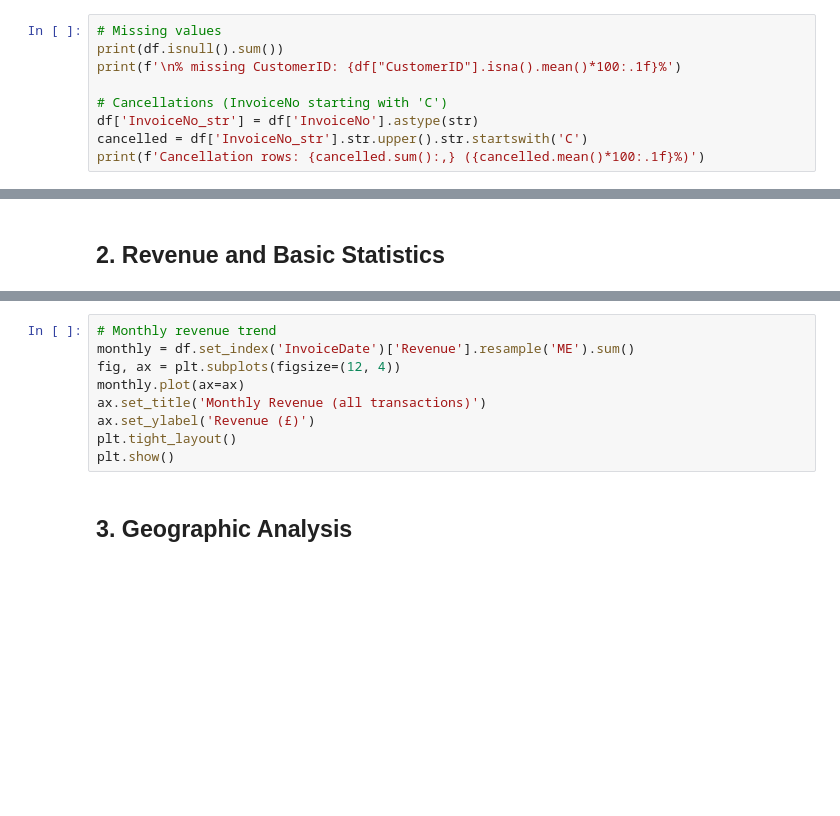
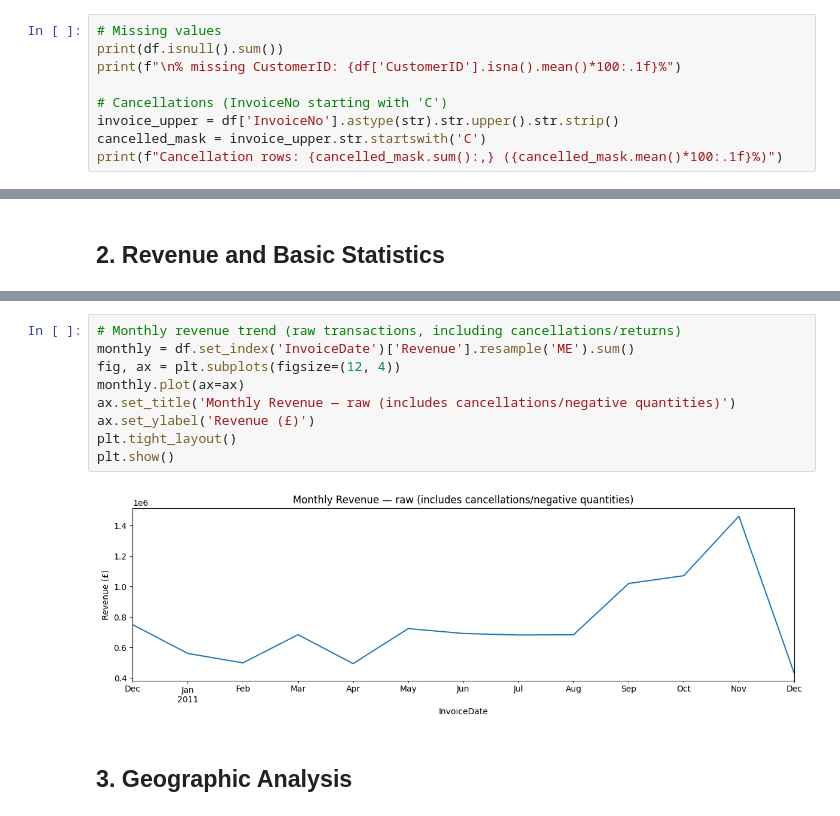
Before and after one commit to nirajmehta960/customer-segmentation-retention-analytics, a Jupyter notebook: notebooks/01_data_exploration.ipynb, the cells around one changed output, grey strips where cells are left out. Drawn from its saved outputs; the diff is of its cells as text; blank space fills up the shorter version.

```diff
--- a/notebooks/01_data_exploration.ipynb
+++ b/notebooks/01_data_exploration.ipynb
@@ -24,9 +46,9 @@ df.head(10)
 # %%
 # Missing values
 print(df.isnull().sum())
-print(f'\n% missing CustomerID: {df["CustomerID"].isna().mean()*100:.1f}%')
+print(f"\n% missing CustomerID: {df['CustomerID'].isna().mean()*100:.1f}%")
 
 # Cancellations (InvoiceNo starting with 'C')
-df['InvoiceNo_str'] = df['InvoiceNo'].astype(str)
-cancelled = df['InvoiceNo_str'].str.upper().str.startswith('C')
-print(f'Cancellation rows: {cancelled.sum():,} ({cancelled.mean()*100:.1f}%)')
+invoice_upper = df['InvoiceNo'].astype(str).str.upper().str.strip()
+cancelled_mask = invoice_upper.str.startswith('C')
+print(f"Cancellation rows: {cancelled_mask.sum():,} ({cancelled_mask.mean()*100:.1f}%)")
@@ -41,12 +94,14 @@ print('\nRevenue (line):', df['Revenue'].describe())
 # %%
-# Monthly revenue trend
+# Monthly revenue trend (raw transactions, including cancellations/returns)
 monthly = df.set_index('InvoiceDate')['Revenue'].resample('ME').sum()
 fig, ax = plt.subplots(figsize=(12, 4))
 monthly.plot(ax=ax)
-ax.set_title('Monthly Revenue (all transactions)')
+ax.set_title('Monthly Revenue — raw (includes cancellations/negative quantities)')
 ax.set_ylabel('Revenue (£)')
 plt.tight_layout()
 plt.show()
+# %% [output]
+[figure, added]
 # %% [markdown]
 ## 3. Geographic Analysis
 # %%
```
Also changed, not shown: parts of 10 cells of this notebook.
